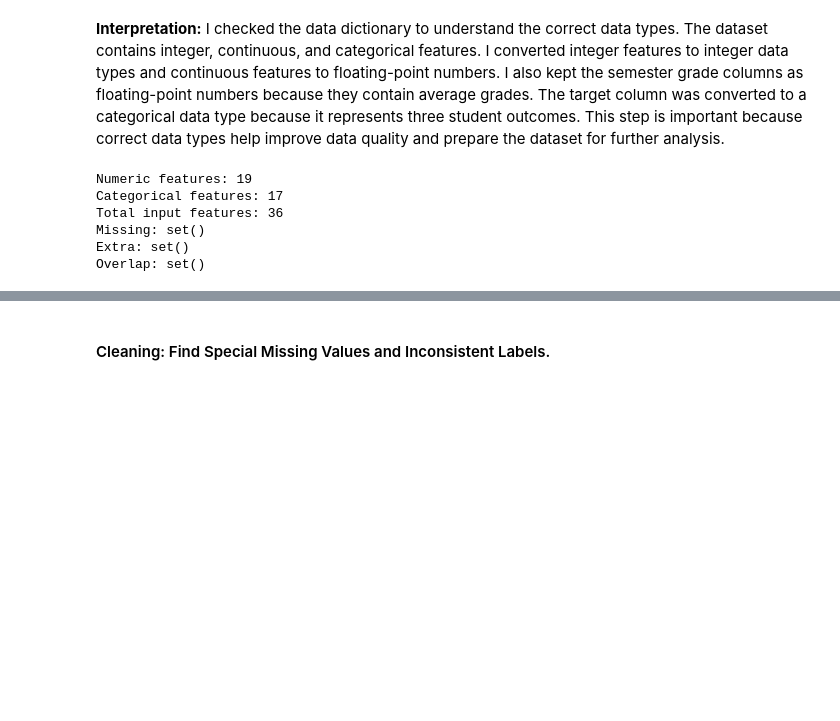
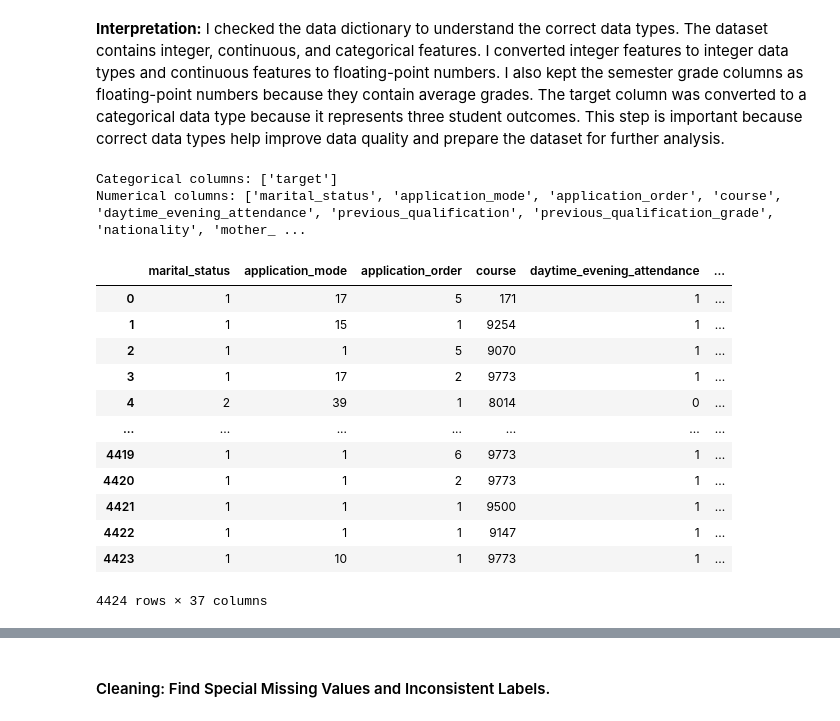
Before and after one commit to 2026328-Dashzeveg-Purevtogtokh/Data-Preparation-Sep26, a Jupyter notebook: notebooks/Dashzeveg_Purevtogtokh_DPrepHDip_CA1.ipynb, the cells around one changed output, grey strips where cells are left out. Cells and saved outputs as stored; diff of their text form; code cells hidden in the pictures; blank space fills up the shorter version.

```diff
--- a/notebooks/Dashzeveg_Purevtogtokh_DPrepHDip_CA1.ipynb
+++ b/notebooks/Dashzeveg_Purevtogtokh_DPrepHDip_CA1.ipynb
@@ -298,7 +298,7 @@ df["father_s_occupation"] = df["father_s_occupation"].replace(
     r"(?i)^\s*five\s*$", 5, regex=True
 )
 # %%
-dictionary = dictionary.replace(r"(?i)^\s*(?:\?|unknown|na)\s*$", pd.NA, regex=True)
+# dictionary = dictionary.replace(r"(?i)^\s*(?:\?|unknown|na)\s*$", pd.NA, regex=True)
 # %%
 # Convert columns using dictionary types
 for _, row in dictionary.iterrows():
@@ -394,19 +350,28 @@ category_cols = [
-# %%
-# Check that all features are included
-input_cols = set(df.columns) - {"target"}
-selected_cols = numeric_cols + category_cols
-
-print("Numeric features:", len(numeric_cols))
-print("Categorical features:", len(category_cols))
-print("Total input features:", len(input_cols))
-
-print("Missing:", input_cols - set(selected_cols))
-print("Extra:", set(selected_cols) - input_cols)
-print("Overlap:", set(numeric_cols) & set(category_cols))
-# %% [output]
-Numeric features: 19
-Categorical features: 17
-Total input features: 36
-Missing: set()
-Extra: set()
-Overlap: set()
+# %%
+category_cols = df.select_dtypes(
+    include=["object", "string", "category", "bool"]
+).columns.tolist()
+
+numeric_cols = df.select_dtypes(include="number").columns.tolist()
+
+print("Categorical columns:", category_cols)
+print("Numerical columns:", numeric_cols)
+# %% [output]
+Categorical columns: ['target']
+Numerical columns: ['marital_status', 'application_mode', 'application_order', 'course', 'daytime_evening_attendance', 'previous_qualification', 'previous_qualification_grade', 'nationality', 'mother_ ...
+# %%
+df
+# %% [output]
+|  | marital_status | application_mode | application_order | course | daytime_evening_attendance | ... |
+| 0 | 1 | 17 | 5 | 171 | 1 | ... |
+| 1 | 1 | 15 | 1 | 9254 | 1 | ... |
+| 2 | 1 | 1 | 5 | 9070 | 1 | ... |
+| 3 | 1 | 17 | 2 | 9773 | 1 | ... |
+| 4 | 2 | 39 | 1 | 8014 | 0 | ... |
+| ... | ... | ... | ... | ... | ... | ... |
+| 4419 | 1 | 1 | 6 | 9773 | 1 | ... |
+| 4420 | 1 | 1 | 2 | 9773 | 1 | ... |
+| 4421 | 1 | 1 | 1 | 9500 | 1 | ... |
+| 4422 | 1 | 1 | 1 | 9147 | 1 | ... |
+| 4423 | 1 | 10 | 1 | 9773 | 1 | ... |
+4424 rows × 37 columns
```
Also changed, not shown: parts of 28 cells of this notebook.
